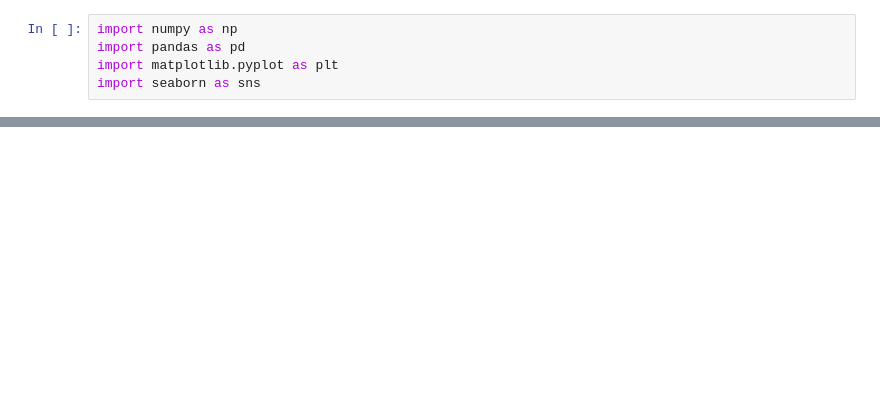
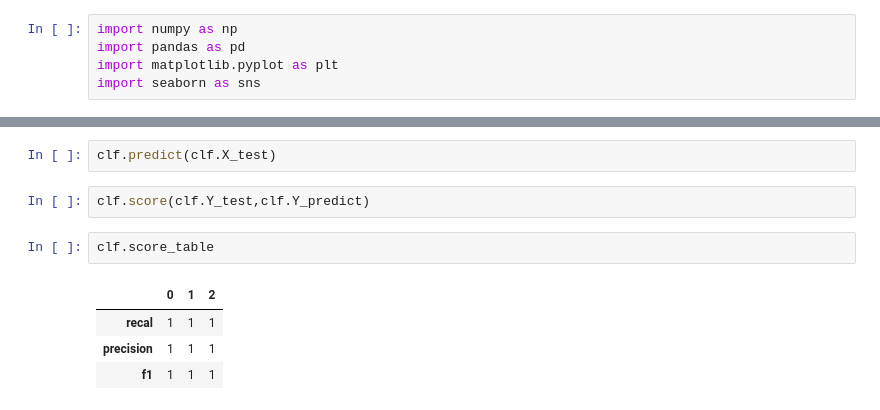
Before and after one commit to Ali-Setareh/MLP-Assignments, a Jupyter notebook: HW2/HW.ipynb, the cells around one changed output, grey strips where cells are left out. Saved outputs shown, nothing was run; the diff lists cells and outputs as text; blank space fills up the shorter version.

```diff
--- a/HW2/HW.ipynb
+++ b/HW2/HW.ipynb
@@ -231,0 +382,11 @@ plt.scatter(*X.T, c=Y)
+# %%
+clf.predict(clf.X_test)
+# %%
+clf.score(clf.Y_test,clf.Y_predict)
+# %%
+clf.score_table
+# %% [output]
+|  | 0 | 1 | 2 |
+| recal | 1 | 1 | 1 |
+| precision | 1 | 1 | 1 |
+| f1 | 1 | 1 | 1 |
```
Also changed, not shown: parts of 20 cells of this notebook.
